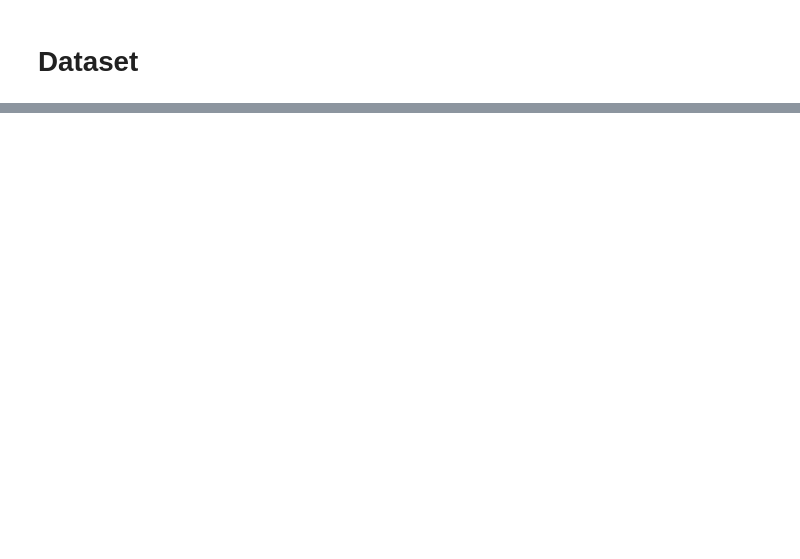
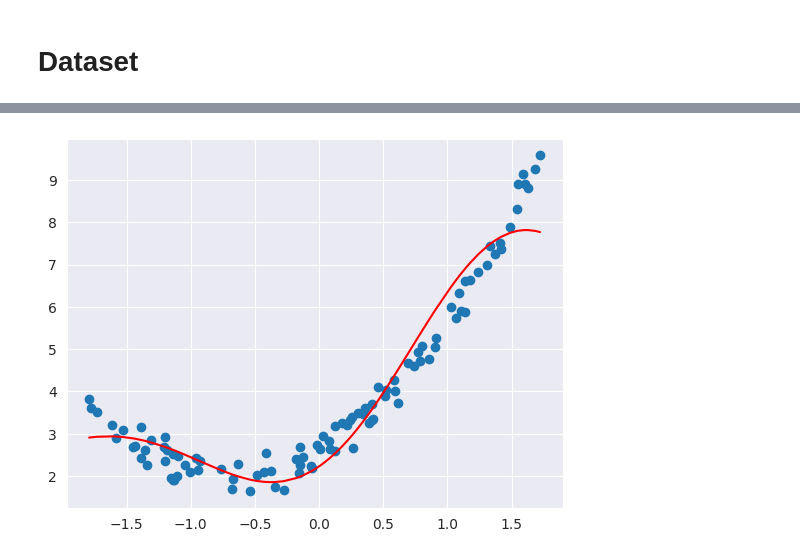
Before and after one commit to chanwinharold/ML_algorithms_from_scratch, a Jupyter notebook: kernel_trick_with_numpy.ipynb, the cells around one changed output, grey strips where cells are left out. Saved outputs shown, nothing was run; the diff lists cells and outputs as text; code cells hidden in the pictures; blank space fills up the shorter version.

```diff
--- a/kernel_trick_with_numpy.ipynb
+++ b/kernel_trick_with_numpy.ipynb
@@ -55,0 +120,8 @@ plt.show()
+# %%
+import seaborn as sns
+
+plt.scatter(x, y)
+sns.lineplot(x=x.flatten(), y=y_pred.flatten(), c='r')
+plt.show()
+# %% [output]
+[figure, added]
```
Also changed, not shown: parts of 18 cells of this notebook, 1 other file.
